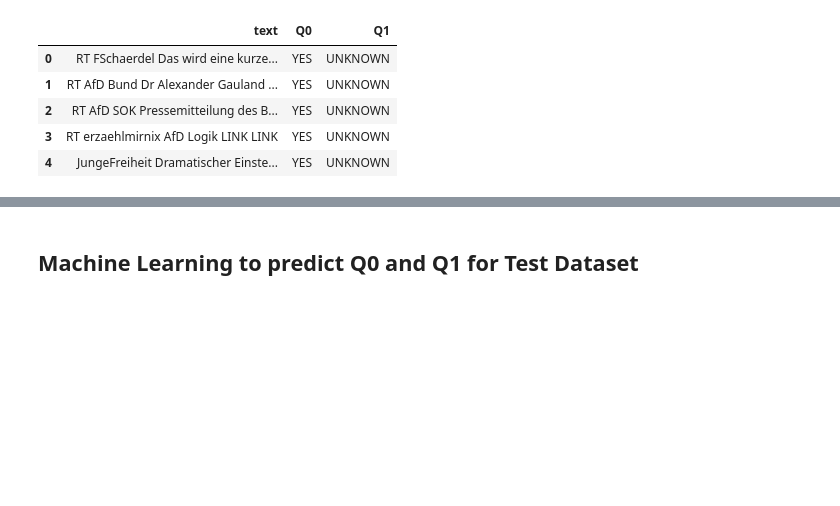
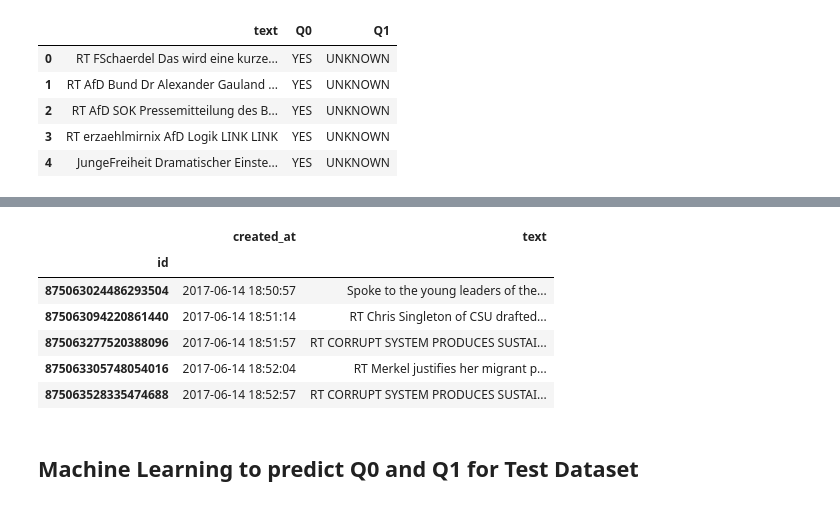
Before and after one commit to ChoudhuryAnkhi/sentiment-analysis-of-tweets-election-2017, a Jupyter notebook: notebooks/Creating dataset for machine learning - German Election.ipynb, the cells around one changed output, grey strips where cells are left out. Cells and saved outputs as stored; diff of their text form; code cells hidden in the pictures; blank space fills up the shorter version.

```diff
--- a/notebooks/Creating dataset for machine learning - German Election.ipynb
+++ b/notebooks/Creating dataset for machine learning - German Election.ipynb
@@ -143,3 +263,16 @@ clean_train_df.head()
+# %%
+#similarly for the test set
+clean_test_df = test_df
+clean_test_df['text'] = test_df.text.apply(clean_tweet)
+clean_test_df.head()
+# %% [output]
+|  | created_at | text |
+| id |  |  |
+| 875063024486293504 | 2017-06-14 18:50:57 | Spoke to the young leaders of the... |
+| 875063094220861440 | 2017-06-14 18:51:14 | RT Chris Singleton of CSU drafted... |
+| 875063277520388096 | 2017-06-14 18:51:57 | RT CORRUPT SYSTEM PRODUCES SUSTAI... |
+| 875063305748054016 | 2017-06-14 18:52:04 | RT Merkel justifies her migrant p... |
+| 875063528335474688 | 2017-06-14 18:52:57 | RT CORRUPT SYSTEM PRODUCES SUSTAI... |
 # %% [markdown]
 ## Machine Learning to predict Q0 and Q1 for Test Dataset
 # %%
```
Also changed, not shown: parts of 29 cells of this notebook.
